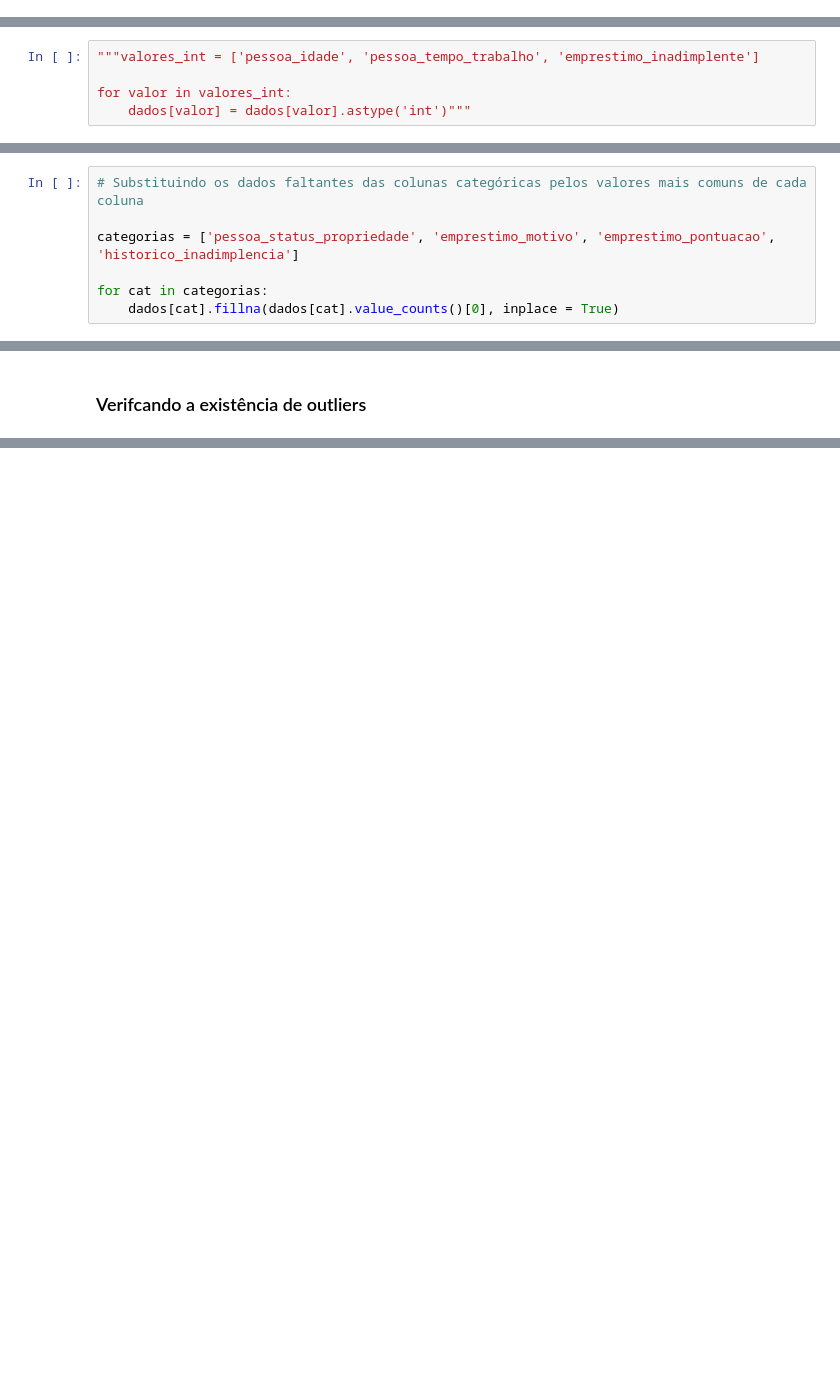
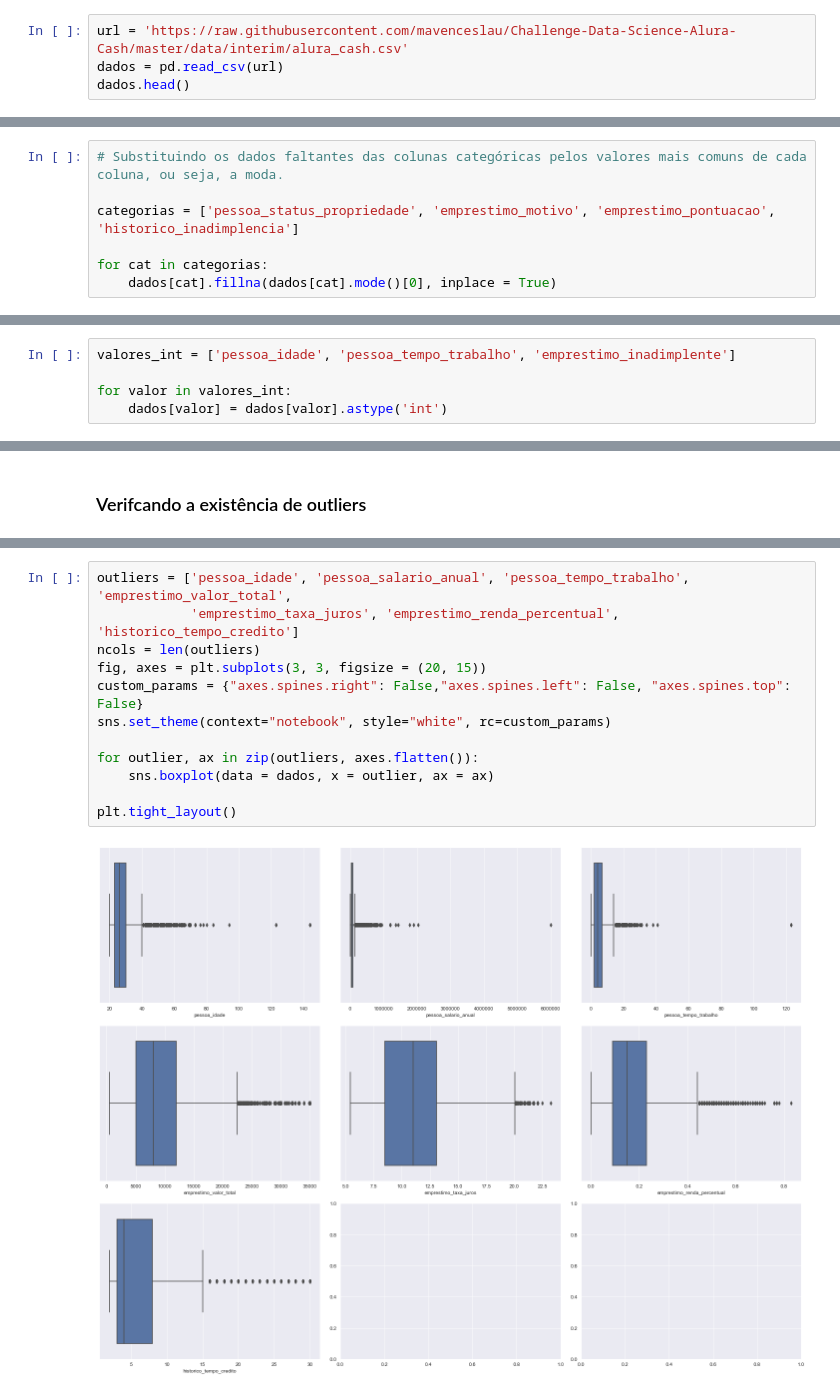
Before and after one commit to mavenceslau/Challenge-Data-Science-Alura-Cash, a Jupyter notebook: notebooks/Notebook_01_Limpeza_de_Dados.ipynb, the cells around one changed output, grey strips where cells are left out. Saved outputs shown, nothing was run; the diff lists cells and outputs as text; blank space fills up the shorter version.

Commit message:
adição de novos notebooks e base de dados limpa

```diff
--- a/notebooks/Notebook_01_Limpeza_de_Dados.ipynb
+++ b/notebooks/Notebook_01_Limpeza_de_Dados.ipynb
@@ -36,0 +28,4 @@ dados.head()
+# %%
+url = 'https://raw.githubusercontent.com/mavenceslau/Challenge-Data-Science-Alura-Cash/master/data/interim/alura_cash.csv'
+dados = pd.read_csv(url)
+dados.head()
@@ -64,8 +66,3 @@ dtypes: float64(8), object(4)
 memory usage: 3.2+ MB
 # %% [markdown]
 As colunas **pessoa_idade**, **pessoa_tempo_trabalho** e **emprestimo_inadimplente** por algum motivo durante a exportação dos dados não está como tipo inteiro, logo irei fazer a conversão dos tipos, mas antes devemos verificar se há dados nulos no dataset
-# %%
-"""valores_int = ['pessoa_idade', 'pessoa_tempo_trabalho', 'emprestimo_inadimplente']
-
-for valor in valores_int:
-    dados[valor] = dados[valor].astype('int')"""
@@ -150,12 +145,12 @@ S     5960
 Name: historico_inadimplencia, dtype: int64
 --------------------------------------------------
 # %%
-# Substituindo os dados faltantes das colunas categóricas pelos valores mais comuns de cada coluna
+# Substituindo os dados faltantes das colunas categóricas pelos valores mais comuns de cada coluna, ou seja, a moda.
 
 categorias = ['pessoa_status_propriedade', 'emprestimo_motivo', 'emprestimo_pontuacao', 'historico_inadimplencia']
 
 for cat in categorias:
-    dados[cat].fillna(dados[cat].value_counts()[0], inplace = True)
+    dados[cat].fillna(dados[cat].mode()[0], inplace = True)
 # %% [markdown]
 Verificando a existência de dados nulos após os procedimentos
 # %%
@@ -190,0 +188,5 @@ dtype: int64
+# %%
+valores_int = ['pessoa_idade', 'pessoa_tempo_trabalho', 'emprestimo_inadimplente']
+
+for valor in valores_int:
+    dados[valor] = dados[valor].astype('int')
@@ -192,0 +239,14 @@ dtype: int64
+# %%
+outliers = ['pessoa_idade', 'pessoa_salario_anual', 'pessoa_tempo_trabalho', 'emprestimo_valor_total',
+            'emprestimo_taxa_juros', 'emprestimo_renda_percentual', 'historico_tempo_credito']
+ncols = len(outliers)
+fig, axes = plt.subplots(3, 3, figsize = (20, 15))
+custom_params = {"axes.spines.right": False,"axes.spines.left": False, "axes.spines.top": False}
+sns.set_theme(context="notebook", style="white", rc=custom_params)
+
+for outlier, ax in zip(outliers, axes.flatten()):
+    sns.boxplot(data = dados, x = outlier, ax = ax)
+
+plt.tight_layout()
+# %% [output]
+[figure, added]
```
Also changed, not shown: parts of 21 cells of this notebook, 3 other files.
